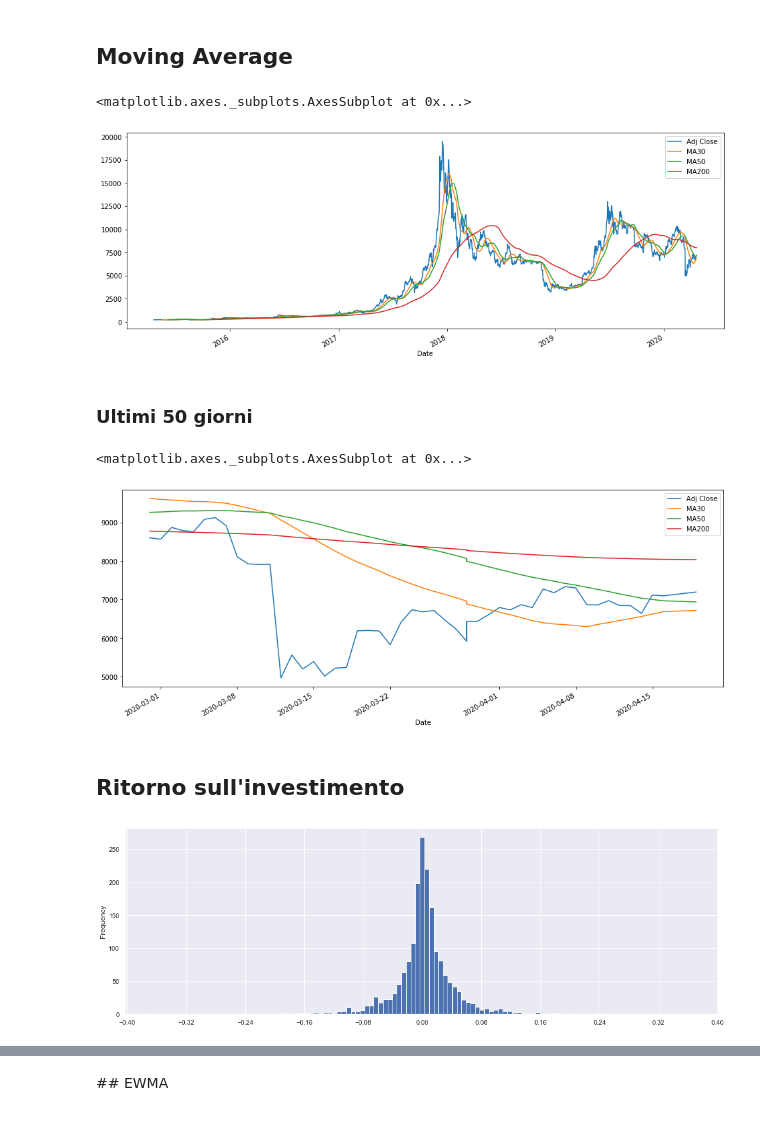
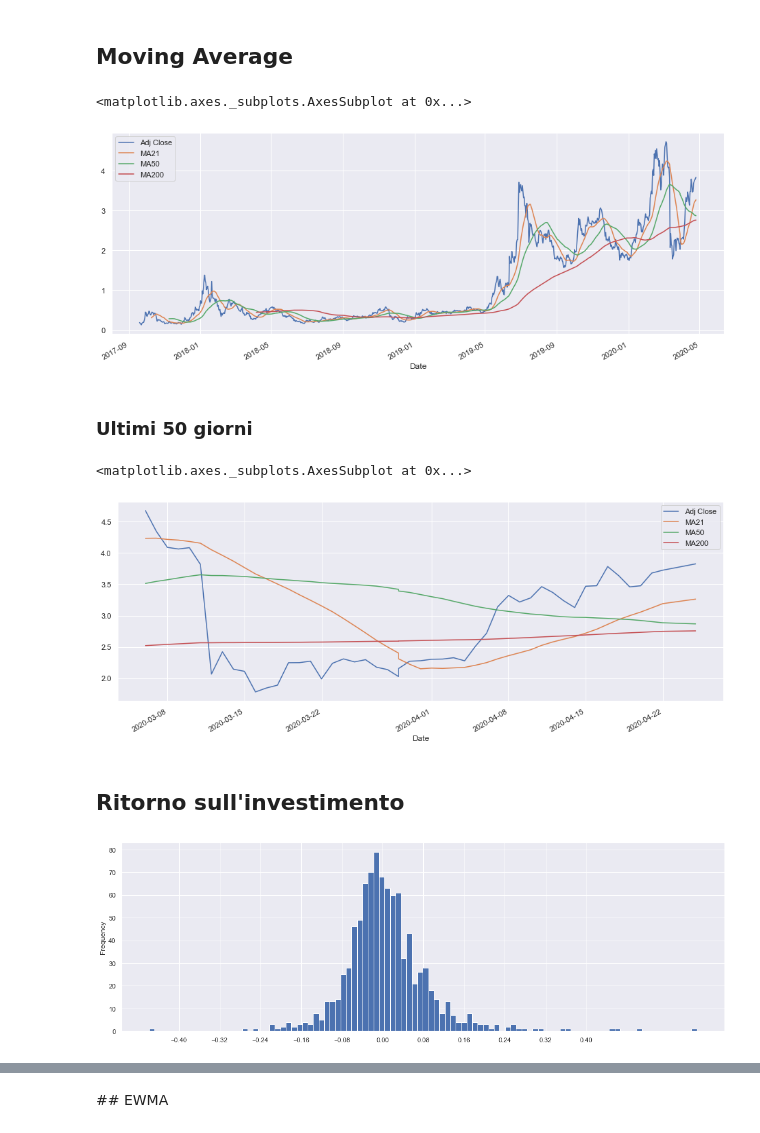
Before and after one commit to marcocaldera/stocks-analysis, a Jupyter notebook: Stock analysis.ipynb, the cells around one changed output, grey strips where cells are left out. Drawn from its saved outputs; the diff is of its cells as text; code cells hidden in the pictures.

```diff
--- a/Stock analysis.ipynb
+++ b/Stock analysis.ipynb
@@ -13,7 +14,7 @@ sns.set()
 start = datetime.datetime(2015, 1, 1)
 end = datetime.datetime(2017, 1, 1)
 
-stock = web.DataReader("BTC-USD", 'yahoo')
+stock = web.DataReader("LINK-USD", 'yahoo')
 # %%
 stock.head()
 # %% [output]
@@ -36,14 +51,14 @@ stock['MA200'] = stock['Adj Close'].rolling(window=200).mean()
 stock[['Adj Close','MA21','MA50','MA200']].plot(figsize=(16,6))
 # %% [output]
 <matplotlib.axes._subplots.AxesSubplot at 0x...>
-[figure, old version]
+[figure, new version]
 # %% [markdown]
 ### Ultimi 50 giorni
 # %%
-stock[['Adj Close','MA30','MA50','MA200']].tail(50).plot(figsize=(16,6))
+stock[['Adj Close','MA21','MA50','MA200']].tail(50).plot(figsize=(16,6))
 # %% [output]
 <matplotlib.axes._subplots.AxesSubplot at 0x...>
-[figure, old version]
+[figure, new version]
 # %% [markdown]
 ## Ritorno sull'investimento
 # %%
@@ -53,7 +68,7 @@ stock['returns'].plot(kind='hist', bins=100, figsize=(15,5))
 plt.xticks(np.linspace(-0.4,0.4,11));
 plt.tight_layout()
 # %% [output]
-[figure, old version]
+[figure, new version]
 # %%
 stock['returns'].plot(figsize=(15,5))
 # %% [output]
```
Also changed, not shown: parts of 10 cells of this notebook, 1 other file.
